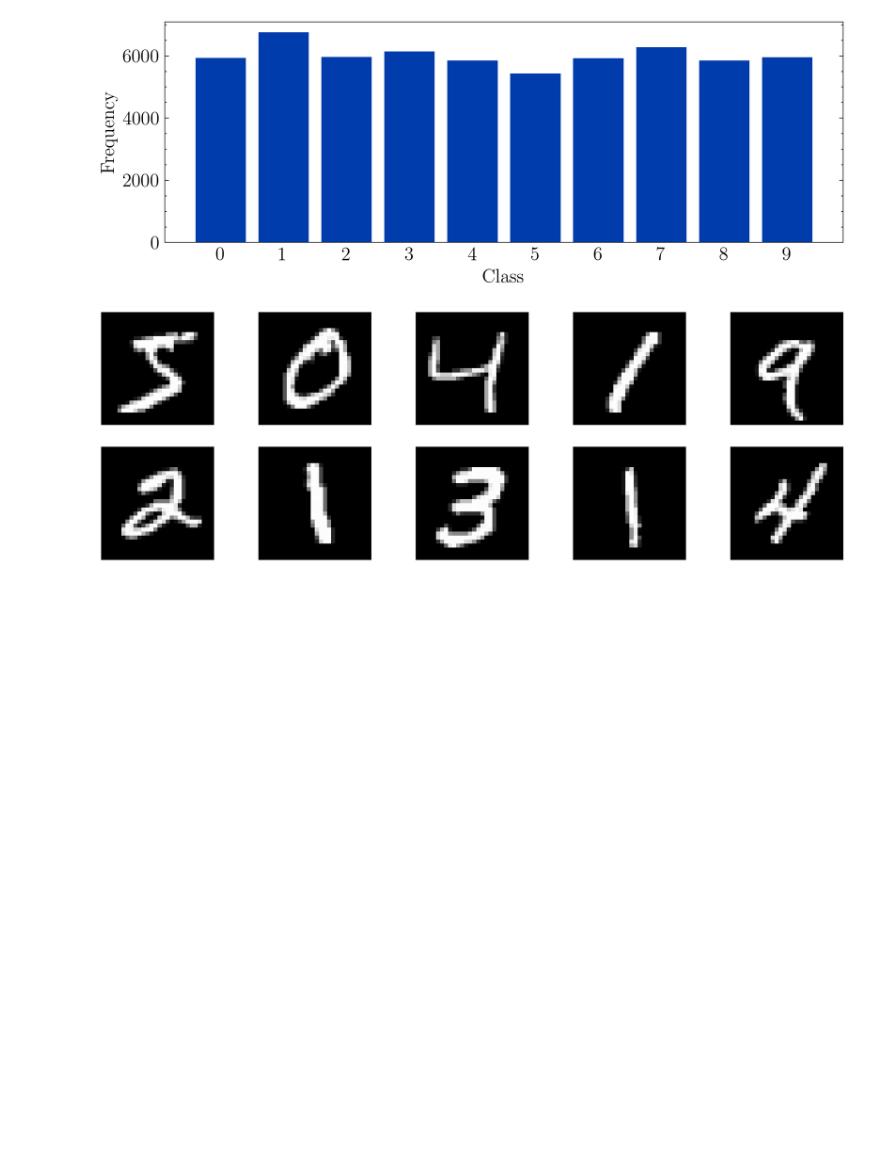
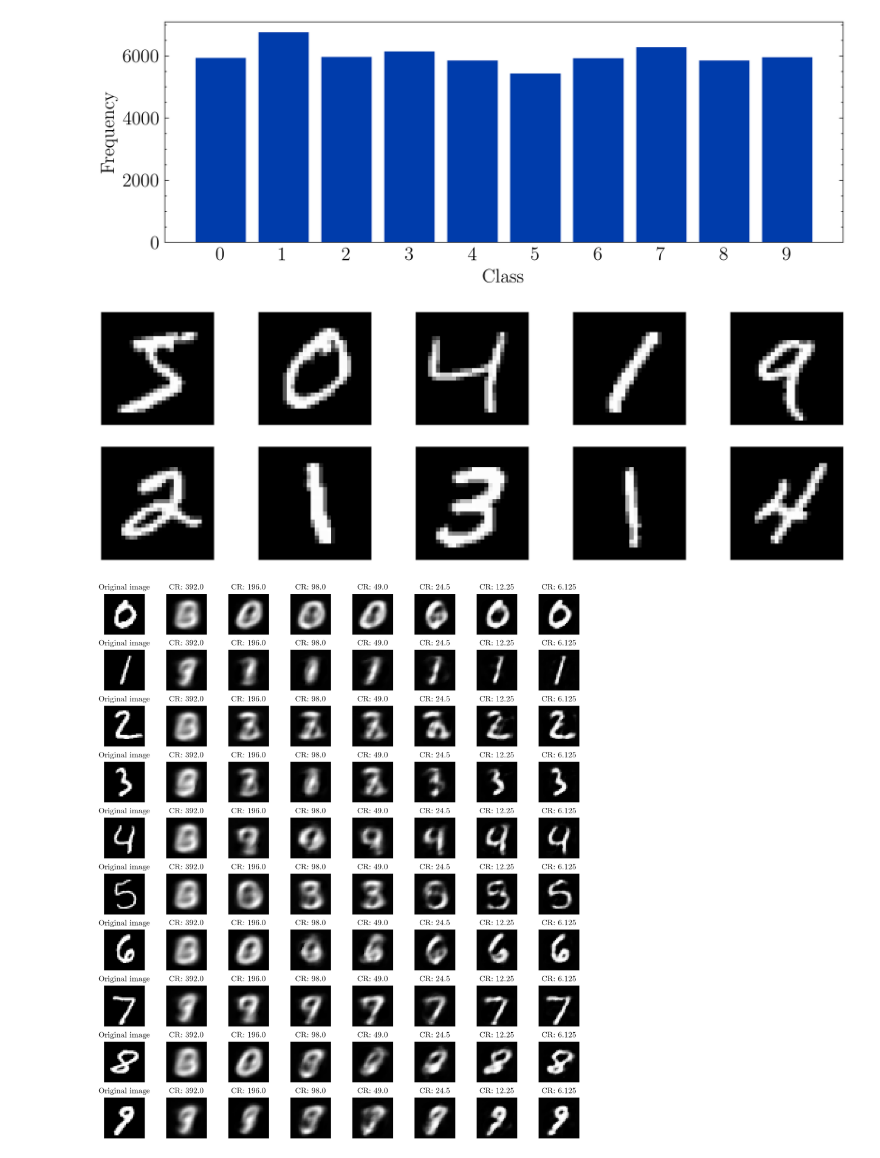
Before and after one commit to HRSAndrabi/autoencoder-compression-ratios, a Jupyter notebook: src/main.ipynb, the cells around one changed output. Drawn from its saved outputs; the diff is of its cells as text; code cells hidden in the pictures; blank space fills up the shorter version.

```diff
--- a/src/main.ipynb
+++ b/src/main.ipynb
@@ -427,3 +427,49 @@ with plt.style.context("science"):
 	plt.show()
 # %% [output]
 [figure]
+# %%
+data = [
+	x_test[3],
+	x_test[2],
+	x_test[1],
+	x_test[44],
+	x_test[4],
+	x_test[53],
+	x_test[81],
+	x_test[0],
+	x_test[61],
+	x_test[73],
+]
+
+with plt.style.context("science"):
+	fig, axes = plt.subplots(figsize=(9, 10), dpi=300, nrows=10, ncols=8, sharey=True, sharex=True)
+	fig.tight_layout()
+	for i, img in enumerate(data):
+		for j, hl in enumerate([None, 2, 4, 8, 16, 32, 64, 128]):
+			if j == 0:
+				axes[i][j].xaxis.set_visible(False)
+				axes[i][j].yaxis.set_visible(False)
+				axes[i][j].set_title("Original image", fontsize=10)
+				im = axes[i][j].imshow(np.array(img, ndmin=2).T.reshape(28,28), cmap = plt.get_cmap("gray"))
+			else:
+				model_name = f"hl_{hl}"
+				plot_label = f"CR: {784/hl}"
+				model = AutoEncoder()
+				model.load(
+					path_to_spec=f"./models/{model_name}.json",
+					print_summary=False,
+				)
+				activations = model.forward_pass(img)
+				reconstructed_instance = activations[-1]["activations"].T
+				axes[i][j].xaxis.set_visible(False)
+				axes[i][j].yaxis.set_visible(False)
+				axes[i][j].set_title(plot_label, fontsize=10)
+				im = axes[i][j].imshow(np.array(reconstructed_instance, ndmin=2).T.reshape(28,28), cmap = plt.get_cmap("gray"))
+
+	plt.savefig(
+		fname=f"../manuscript/graphics/decoded_instances.pdf",
+		dpi=300,
+	)
+	plt.show()
+# %% [output]
+[figure, added]
```
Also changed, not shown: parts of 2 cells of this notebook, 14 other files.
